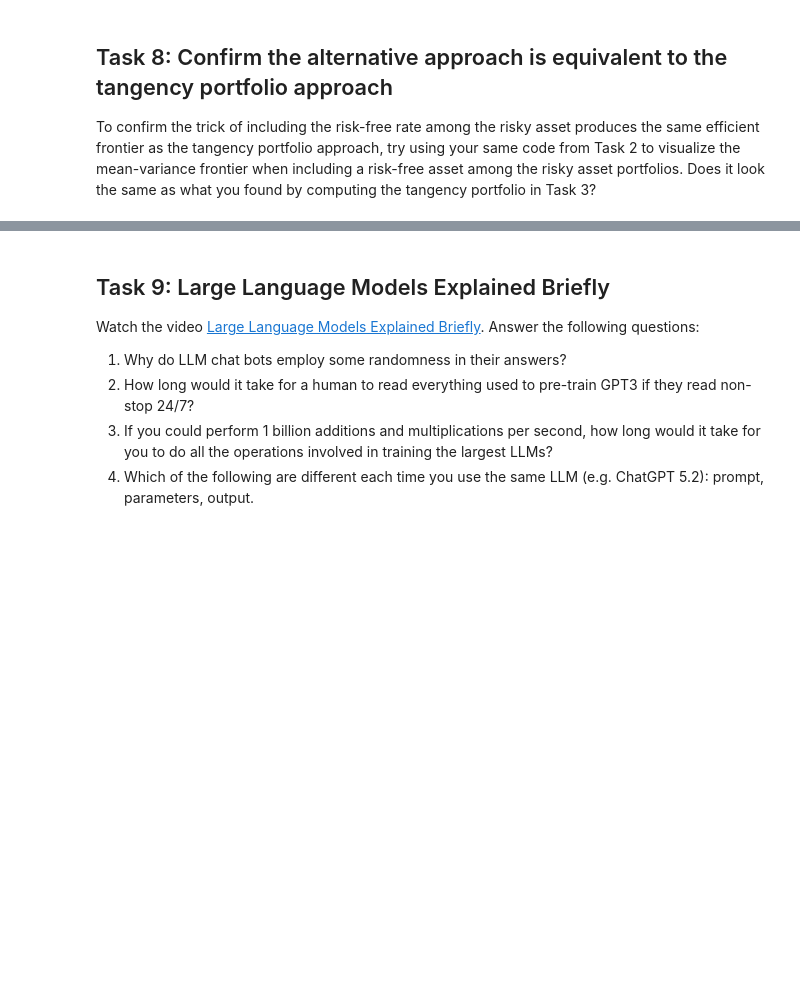
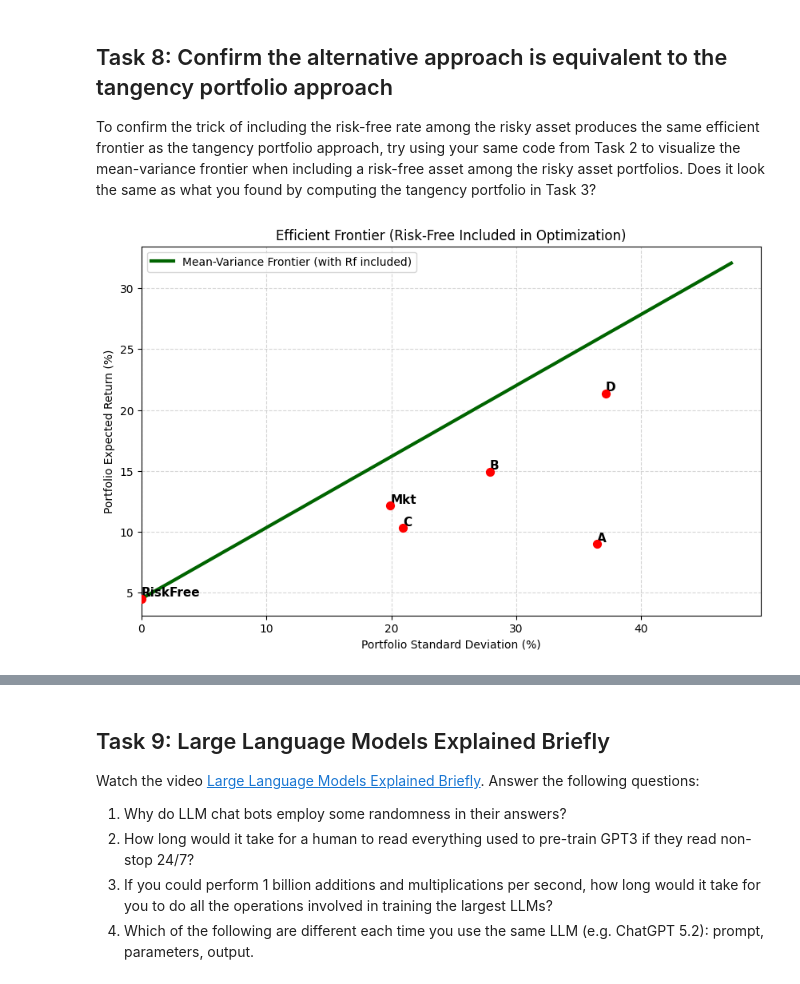
Before and after one commit to TheMGR111/aiPoweredInvestments, a Jupyter notebook: Homework2/Homework2.ipynb, the cells around one changed output, grey strips where cells are left out. Cells and saved outputs as stored; diff of their text form; code cells hidden in the pictures; blank space fills up the shorter version.

```diff
--- a/Homework2/Homework2.ipynb
+++ b/Homework2/Homework2.ipynb
@@ -562,3 +1097,93 @@ To confirm the trick of including the risk-free rate among the risky asset produ
+# %%
+# Task 8 response (code):
+import pandas as pd
+import numpy as np
+import matplotlib.pyplot as plt
+
+# --- 1. Load Data ---
+url = (
+    "https://raw.githubusercontent.com/"
+    "travlake/ai-investments-course/"
+    "main/Homework2/return_data.csv"
+)
+ret_df = pd.read_csv(url, parse_dates=['Year'])
+ret_df.iloc[:, 1:] = ret_df.iloc[:, 1:] / 100
+ret_df['Year'] = ret_df['Year'] + pd.offsets.YearEnd()
+
+# --- 2. Add Risk-Free Asset to DataFrame ---
+# We treat it as just another asset "F" with constant return and 0 volatility
+rf_rate = 0.045
+ret_df['RiskFree'] = rf_rate
+
+# --- 3. Run the Exact Task 2 Function ---
+# (Copied from Task 2 solution, no changes to logic)
+
+def plot_n_asset_frontier(ret_df, title="Efficient Frontier"):
+    if 'Year' in ret_df.columns:
+        assets_df = ret_df.drop(columns=['Year'])
+    else:
+        assets_df = ret_df
+
+    mu = assets_df.mean()
+    Sigma = assets_df.cov()
+    N = len(mu)
+    asset_names = assets_df.columns
+
+    # Solver Setup (Lagrangian)
+    A_mat = 2 * Sigma.values
+    A_mat = np.hstack([A_mat, mu.values.reshape(-1, 1), np.ones((N, 1))])
+    row_mu = np.concatenate([mu.values, [0, 0]])
+    row_ones = np.concatenate([np.ones(N), [0, 0]])
+    A_mat = np.vstack([A_mat, row_mu, row_ones])
+
+    # Use Pseudo-Inverse (pinv) to handle the singular matrix
+    # (caused by the RiskFree asset having 0 variance)
+    A_inv = np.linalg.pinv(A_mat)
+
+    min_mu, max_mu = mu.min(), mu.max()
+    # Expand range slightly to show the full line clearly
+    target_returns = np.linspace(min_mu, max_mu * 1.5, 100)
+
+    frontier_sigmas = []
+
+    for r in target_returns:
+        rhs = np.zeros(N + 2)
+        rhs[N] = r
+        rhs[N+1] = 1
+        w_opt = (A_inv @ rhs)[:N]
+        frontier_sigmas.append(np.sqrt(w_opt @ Sigma.values @ w_opt))
+
+    frontier_sigmas = np.array(frontier_sigmas)
+
+    # Plotting
+    fig, ax = plt.subplots(figsize=(10, 6))
+
+    # Plot Frontier (It will be a straight line now!)
+    # We plot the whole thing as "Efficient" since with Rf, the whole upper line is efficient
+    ax.plot(frontier_sigmas * 100, target_returns * 100,
+            color='darkgreen', linewidth=3, label='Mean-Variance Frontier (with Rf included)')
+
+    # Plot Individual Assets
+    asset_sigmas = np.sqrt(np.diag(Sigma))
+    ax.scatter(asset_sigmas * 100, mu * 100, color='red', s=50, zorder=5)
+
+    for i, name in enumerate(asset_names):
+        ax.text(asset_sigmas[i] * 100, mu[i] * 100 + 0.2, name,
+                fontsize=11, weight='bold')
+
+    ax.set_xlabel('Portfolio Standard Deviation (%)')
+    ax.set_ylabel('Portfolio Expected Return (%)')
+    ax.set_title(title)
+    ax.legend()
+    ax.grid(True, linestyle='--', alpha=0.5)
+    ax.set_xlim(left=0)
+
+    plt.show()
+
+# --- 4. Execution ---
+plot_n_asset_frontier(ret_df, title="Efficient Frontier (Risk-Free Included in Optimization)")
+# %% [output]
+[figure, added]
 # %% [markdown]
 ### Task 8 response (markdown):
 
```
Also changed, not shown: parts of 13 cells of this notebook.
